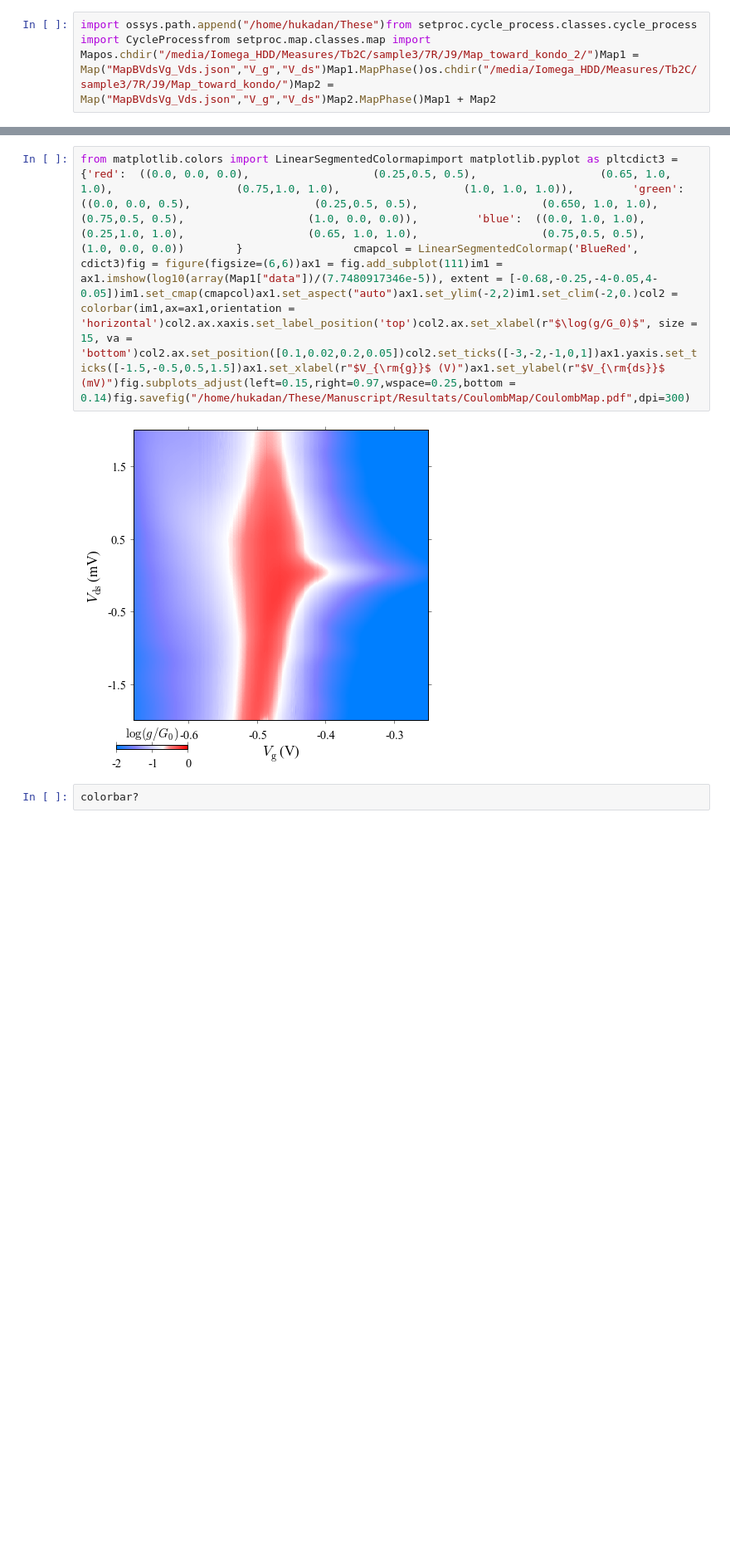
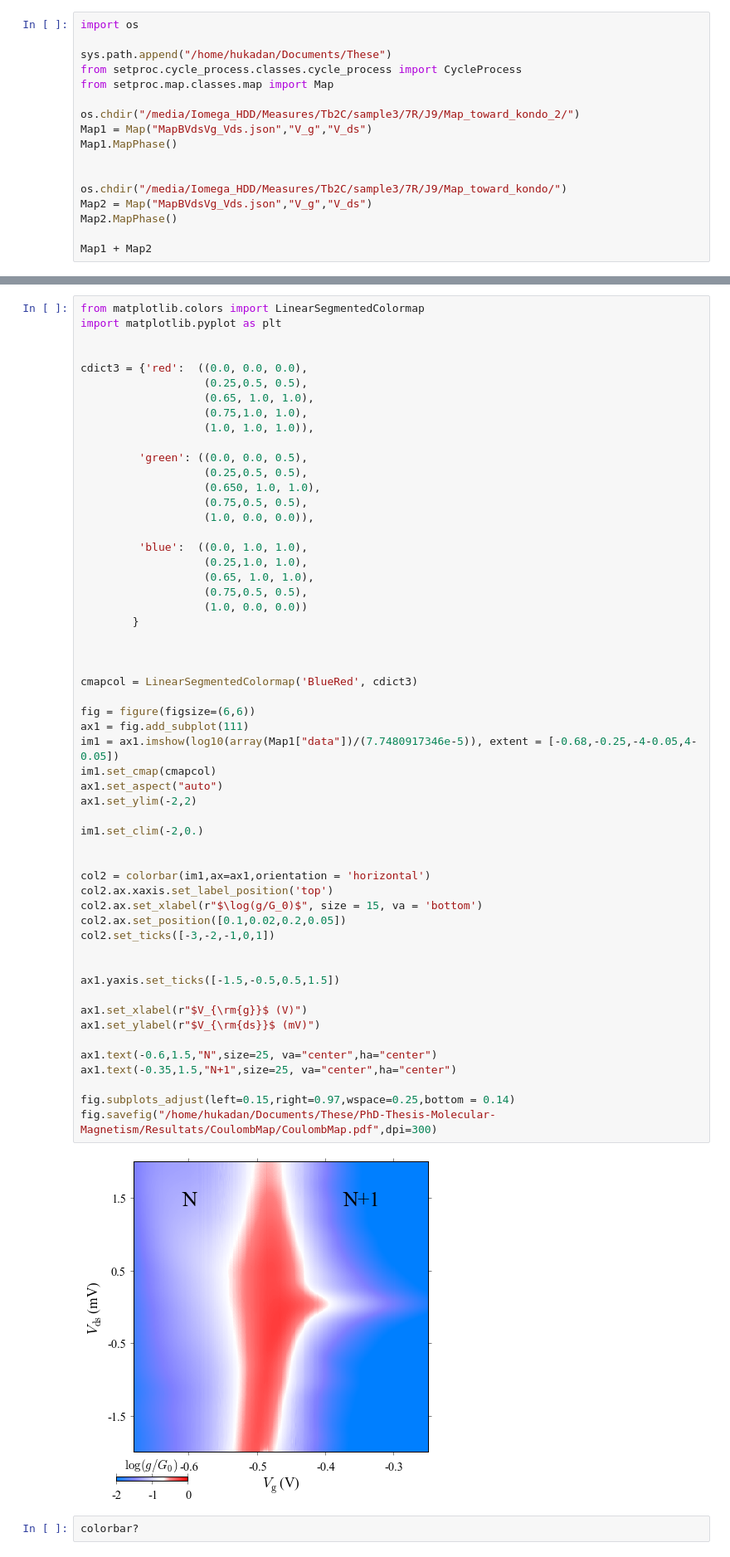
Before and after one commit to HenriqueCSJ/PhD-Thesis-Molecular-Magnetism, a Jupyter notebook: Resultats/CoulombMap/CoulombMap.ipynb, the cells around one changed output, grey strips where cells are left out. Shown at 83% size. Cells and saved outputs as stored; diff of their text form; blank space fills up the shorter version.

```diff
--- a/Resultats/CoulombMap/CoulombMap.ipynb
+++ b/Resultats/CoulombMap/CoulombMap.ipynb
@@ -1,11 +1,79 @@
 # %%
-import ossys.path.append("/home/hukadan/These")from setproc.cycle_process.classes.cycle_process import CycleProcessfrom setproc.map.classes.map import Mapos.chdir("/media/Iomega_HDD/Measures/Tb2C/sample3/7R/J9/Map_toward_kondo_2/")Map1 = Map("MapBVdsVg_Vds.json","V_g","V_ds")Map1.MapPhase()os.chdir("/media/Iomega_HDD/Measures/Tb2C/sample3/7R/J9/Map_toward_kondo/")Map2 = Map("MapBVdsVg_Vds.json","V_g","V_ds")Map2.MapPhase()Map1 + Map2
+import os
+
+sys.path.append("/home/hukadan/Documents/These")
+from setproc.cycle_process.classes.cycle_process import CycleProcess
+from setproc.map.classes.map import Map
+
+os.chdir("/media/Iomega_HDD/Measures/Tb2C/sample3/7R/J9/Map_toward_kondo_2/")
+Map1 = Map("MapBVdsVg_Vds.json","V_g","V_ds")
+Map1.MapPhase()
+
+
+os.chdir("/media/Iomega_HDD/Measures/Tb2C/sample3/7R/J9/Map_toward_kondo/")
+Map2 = Map("MapBVdsVg_Vds.json","V_g","V_ds")
+Map2.MapPhase()
+
+Map1 + Map2
 # %% [output]
 [figure]
 [figure]
 # %%
-from matplotlib.colors import LinearSegmentedColormapimport matplotlib.pyplot as pltcdict3 = {'red':  ((0.0, 0.0, 0.0),                   (0.25,0.5, 0.5),                   (0.65, 1.0, 1.0),                   (0.75,1.0, 1.0),                   (1.0, 1.0, 1.0)),         'green': ((0.0, 0.0, 0.5),                   (0.25,0.5, 0.5),                   (0.650, 1.0, 1.0),                   (0.75,0.5, 0.5),                   (1.0, 0.0, 0.0)),         'blue':  ((0.0, 1.0, 1.0),                   (0.25,1.0, 1.0),                   (0.65, 1.0, 1.0),                   (0.75,0.5, 0.5),                   (1.0, 0.0, 0.0))        }                 cmapcol = LinearSegmentedColormap('BlueRed', cdict3)fig = figure(figsize=(6,6))ax1 = fig.add_subplot(111)im1 = ax1.imshow(log10(array(Map1["data"])/(7.7480917346e-5)), extent = [-0.68,-0.25,-4-0.05,4-0.05])im1.set_cmap(cmapcol)ax1.set_aspect("auto")ax1.set_ylim(-2,2)im1.set_clim(-2,0.)col2 = colorbar(im1,ax=ax1,orientation = 'horizontal')col2.ax.xaxis.set_label_position('top')col2.ax.set_xlabel(r"$\log(g/G_0)$", size = 15, va = 'bottom')col2.ax.set_position([0.1,0.02,0.2,0.05])col2.set_ticks([-3,-2,-1,0,1])ax1.yaxis.set_ticks([-1.5,-0.5,0.5,1.5])ax1.set_xlabel(r"$V_{\rm{g}}$ (V)")ax1.set_ylabel(r"$V_{\rm{ds}}$ (mV)")fig.subplots_adjust(left=0.15,right=0.97,wspace=0.25,bottom = 0.14)fig.savefig("/home/hukadan/These/Manuscript/Resultats/CoulombMap/CoulombMap.pdf",dpi=300)
+from matplotlib.colors import LinearSegmentedColormap
+import matplotlib.pyplot as plt
+
+
+cdict3 = {'red':  ((0.0, 0.0, 0.0),
+                   (0.25,0.5, 0.5),
+                   (0.65, 1.0, 1.0),
+                   (0.75,1.0, 1.0),
+                   (1.0, 1.0, 1.0)),
+
+         'green': ((0.0, 0.0, 0.5),
+                   (0.25,0.5, 0.5),
+                   (0.650, 1.0, 1.0),
+                   (0.75,0.5, 0.5),
+                   (1.0, 0.0, 0.0)),
+
+         'blue':  ((0.0, 1.0, 1.0),
+                   (0.25,1.0, 1.0),
+                   (0.65, 1.0, 1.0),
+                   (0.75,0.5, 0.5),
+                   (1.0, 0.0, 0.0))
+        }
+
+
+
+cmapcol = LinearSegmentedColormap('BlueRed', cdict3)
+
+fig = figure(figsize=(6,6))
+ax1 = fig.add_subplot(111)
+im1 = ax1.imshow(log10(array(Map1["data"])/(7.7480917346e-5)), extent = [-0.68,-0.25,-4-0.05,4-0.05])
+im1.set_cmap(cmapcol)
+ax1.set_aspect("auto")
+ax1.set_ylim(-2,2)
+
+im1.set_clim(-2,0.)
+
+
+col2 = colorbar(im1,ax=ax1,orientation = 'horizontal')
+col2.ax.xaxis.set_label_position('top')
+col2.ax.set_xlabel(r"$\log(g/G_0)$", size = 15, va = 'bottom')
+col2.ax.set_position([0.1,0.02,0.2,0.05])
+col2.set_ticks([-3,-2,-1,0,1])
+
+
+ax1.yaxis.set_ticks([-1.5,-0.5,0.5,1.5])
+
+ax1.set_xlabel(r"$V_{\rm{g}}$ (V)")
+ax1.set_ylabel(r"$V_{\rm{ds}}$ (mV)")
+
+ax1.text(-0.6,1.5,"N",size=25, va="center",ha="center")
+ax1.text(-0.35,1.5,"N+1",size=25, va="center",ha="center")
+
+fig.subplots_adjust(left=0.15,right=0.97,wspace=0.25,bottom = 0.14)
+fig.savefig("/home/hukadan/Documents/These/PhD-Thesis-Molecular-Magnetism/Resultats/CoulombMap/CoulombMap.pdf",dpi=300)
 # %% [output]
-[figure, old version]
+[figure, new version]
 # %%
 colorbar?
```
Also changed, not shown: 8 other files.
